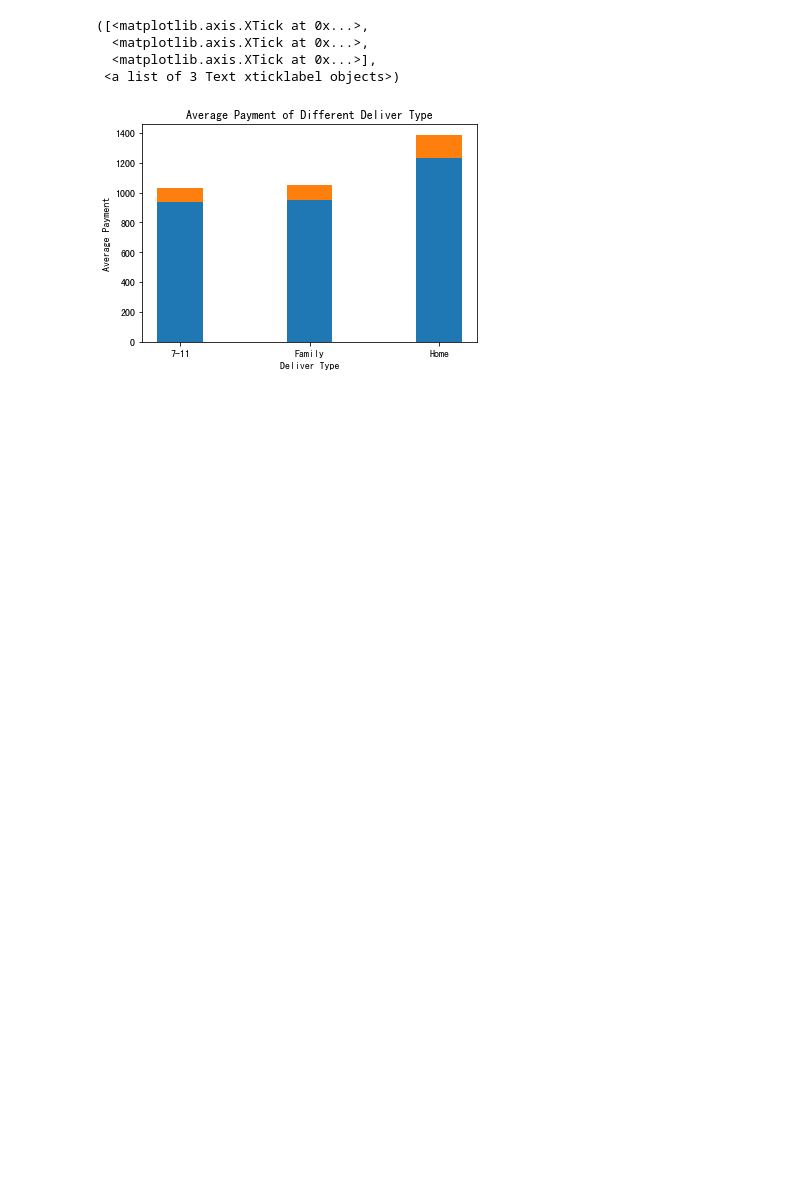
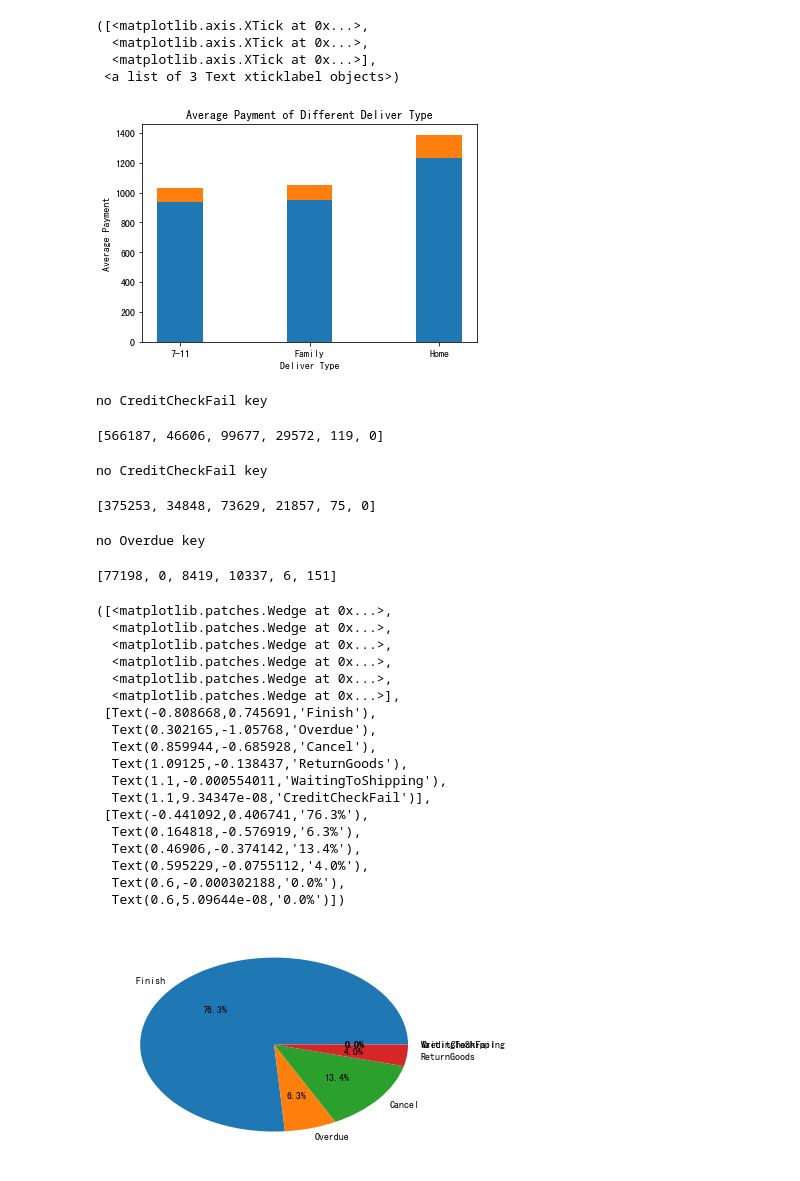
Before and after one commit to hsiehkl/NTU-CSX-Project, a Jupyter notebook: week_3/week3_HW.ipynb, the cells around one changed output. Saved outputs shown, nothing was run; the diff lists cells and outputs as text; code cells hidden in the pictures; blank space fills up the shorter version.

```diff
--- a/week_3/week3_HW.ipynb
+++ b/week_3/week3_HW.ipynb
@@ -121,3 +146,5 @@ plt.xticks(ind, ('7-11', 'Family', 'Home'))
   <matplotlib.axis.XTick at 0x...>],
  <a list of 3 Text xticklabel objects>)
 [figure]
+# %%
+pie_lables = ['Finish', 'Overdue', 'Cancel', 'ReturnGoods', 'WaitingToShipping', 'CreditCheckFail']
@@ -123,0 +161,43 @@ plt.xticks(ind, ('7-11', 'Family', 'Home'))
+# %%
+sevenEleven_size = []
+getStatusDefCounts("sevenEleven")
+sevenEleven_size
+# %% [output]
+no CreditCheckFail key
+[566187, 46606, 99677, 29572, 119, 0]
+# %%
+family_size = []
+getStatusDefCounts("family")
+family_size
+# %% [output]
+no CreditCheckFail key
+[375253, 34848, 73629, 21857, 75, 0]
+# %%
+home_size = []
+getStatusDefCounts("home")
+home_size
+# %% [output]
+no Overdue key
+[77198, 0, 8419, 10337, 6, 151]
+# %%
+plt.pie(sevenEleven_size , labels = pie_lables, autopct='%1.1f%%')
+# %% [output]
+([<matplotlib.patches.Wedge at 0x...>,
+  <matplotlib.patches.Wedge at 0x...>,
+  <matplotlib.patches.Wedge at 0x...>,
+  <matplotlib.patches.Wedge at 0x...>,
+  <matplotlib.patches.Wedge at 0x...>,
+  <matplotlib.patches.Wedge at 0x...>],
+ [Text(-0.808668,0.745691,'Finish'),
+  Text(0.302165,-1.05768,'Overdue'),
+  Text(0.859944,-0.685928,'Cancel'),
+  Text(1.09125,-0.138437,'ReturnGoods'),
+  Text(1.1,-0.000554011,'WaitingToShipping'),
+  Text(1.1,9.34347e-08,'CreditCheckFail')],
+ [Text(-0.441092,0.406741,'76.3%'),
+  Text(0.164818,-0.576919,'6.3%'),
+  Text(0.46906,-0.374142,'13.4%'),
+  Text(0.595229,-0.0755112,'4.0%'),
+  Text(0.6,-0.000302188,'0.0%'),
+  Text(0.6,5.09644e-08,'0.0%')])
+[figure, added]
```
Also changed, not shown: parts of 8 cells of this notebook.
